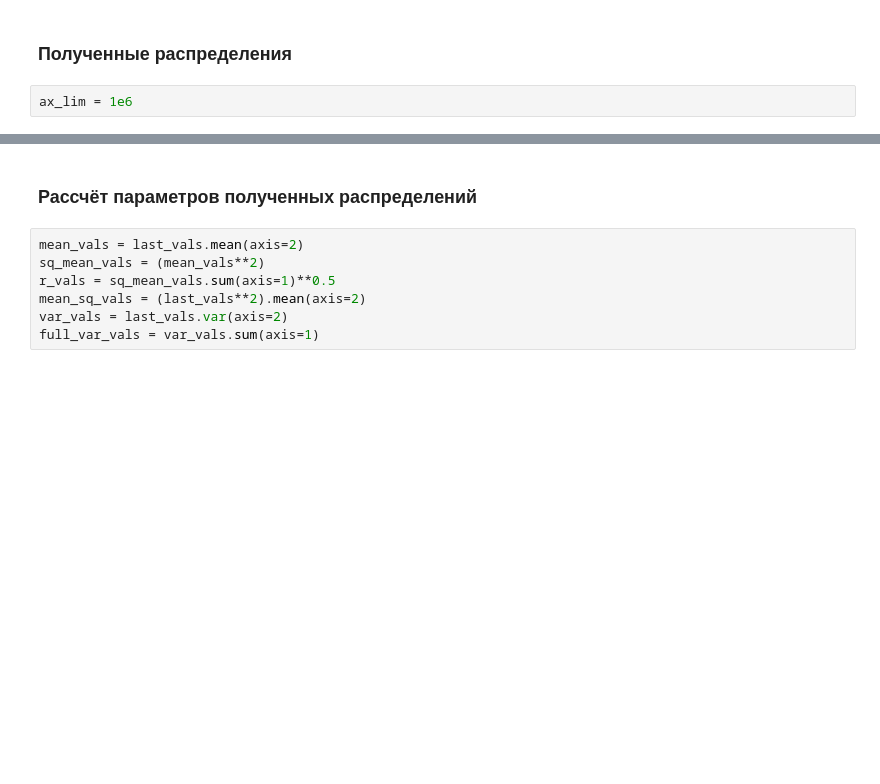
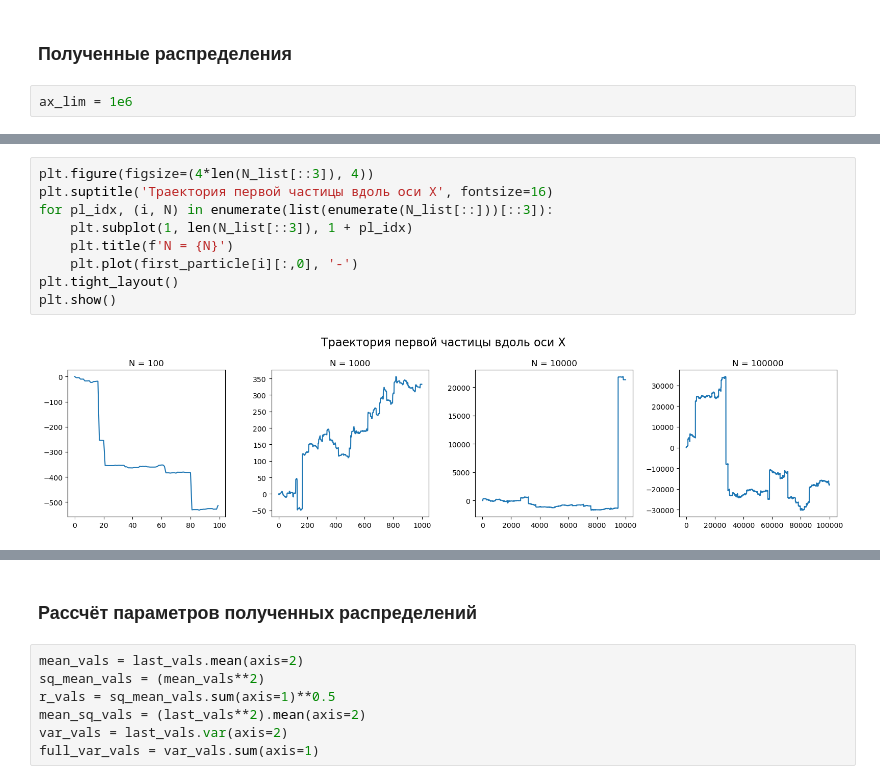
Before and after one commit to ravilkooo/mat_mod, a Jupyter notebook: lab-5/Task_1.ipynb, the cells around one changed output, grey strips where cells are left out. Saved outputs shown, nothing was run; the diff lists cells and outputs as text; blank space fills up the shorter version.

```diff
--- a/lab-5/Task_1.ipynb
+++ b/lab-5/Task_1.ipynb
@@ -109,0 +129,11 @@ plt.show()
+# %%
+plt.figure(figsize=(4*len(N_list[::3]), 4))
+plt.suptitle('Траектория первой частицы вдоль оси X', fontsize=16)
+for pl_idx, (i, N) in enumerate(list(enumerate(N_list[::]))[::3]):
+    plt.subplot(1, len(N_list[::3]), 1 + pl_idx)
+    plt.title(f'N = {N}')
+    plt.plot(first_particle[i][:,0], '-')
+plt.tight_layout()
+plt.show()
+# %% [output]
+[figure, added]
```
Also changed, not shown: parts of 13 cells of this notebook, 1 other file.
